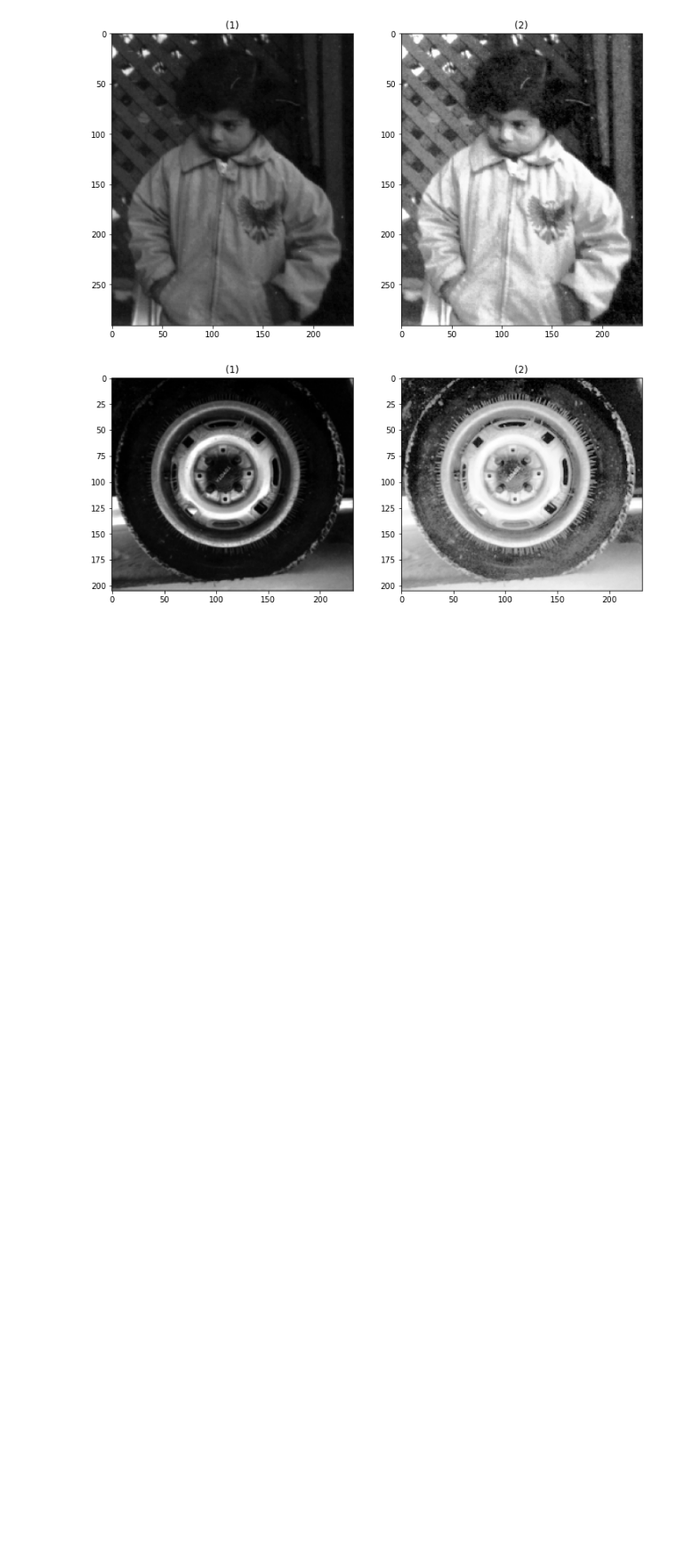
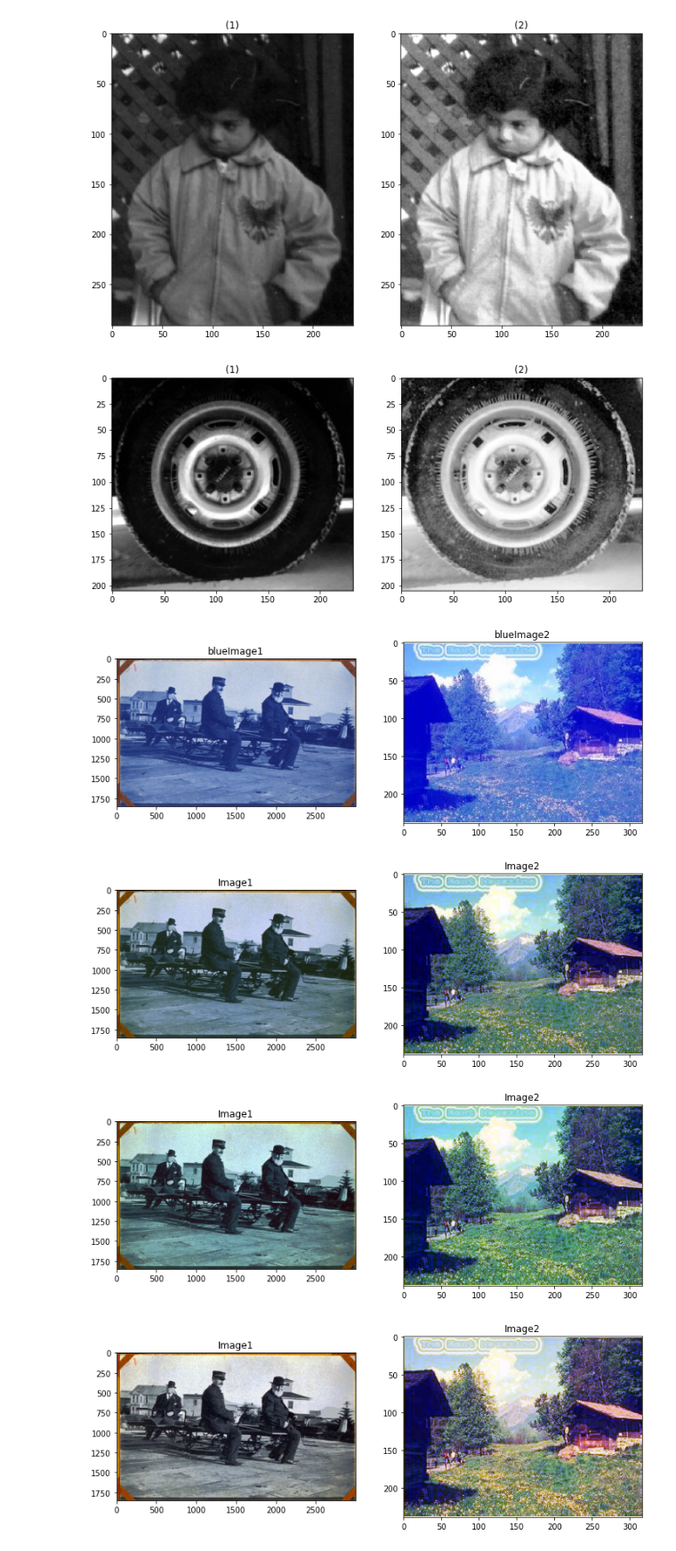
Before and after one commit to We2Am-BaSsem/IP-Labs, a Jupyter notebook: Lab04/Lab04.ipynb, the cells around one changed output. Shown at 89% size. Cells and saved outputs as stored; diff of their text form; code cells hidden in the pictures; blank space fills up the shorter version.

```diff
--- a/Lab04/Lab04.ipynb
+++ b/Lab04/Lab04.ipynb
@@ -123,28 +123,23 @@ Note: Histogram function of skimage returns only present intensity values not al
 You can use showHist function from commonfunctions file
 '''
 def Histogram_Equalization(image,greyScaleSize=256):
-    def G_levelHistogram(im):
-        m, n = im.shape
+    m, n = image.shape
+    def G_levelHistogram():
         h = np.zeros(256)
         unique,unique_counts = np.unique(image,return_counts = True)
         h[unique]=unique_counts
-        return np.array(h)
+        return h
 
     def CumulativeHistogram(hist):
         hist_c = np.cumsum(hist)
-        return np.array(hist_c)
+        return hist_c
 
-
-    hist = G_levelHistogram(image)
+    hist = G_levelHistogram()
     hist_c = CumulativeHistogram(hist)
 
-    sk = np.uint8((greyScaleSize-1) * hist_c/(image.shape[0]*image.shape[1]))
+    equalize = np.uint8((greyScaleSize-1) * hist_c/(m*n))
 
-    return sk[image]
-
-def getImageWithHist(name,ext,nbins=256):
-    pass
-
+    return equalize[image]
 
 
 pout = io.imread('./imgs/pout.tif')
@@ -159,3 +154,33 @@ show_images(images=[tire,new_img])
 # %% [output]
 [figure]
 [figure]
+# %%
+blueImage1 = io.imread('./1.jpg')
+blueImage2 = io.imread('./2.jpg')
+show_images([blueImage1, blueImage2],
+            ['blueImage1', 'blueImage2'])
+
+
+image1 = blueImage1.copy()
+image2 = blueImage2.copy()
+
+image1[:,:,2] = Histogram_Equalization(blueImage1[:,:,2])
+image2[:,:,2] = Histogram_Equalization(blueImage2[:,:,2])
+show_images([image1, image2],
+            ['Image1', 'Image2'])
+
+
+image1[:,:,1] = Histogram_Equalization(blueImage1[:,:,1])
+image2[:,:,1] =  Histogram_Equalization(blueImage2[:,:,1])
+show_images([image1, image2],
+            ['Image1', 'Image2'])
+
+image1[:,:,0] = Histogram_Equalization(blueImage1[:,:,0])
+image2[:,:,0] =  Histogram_Equalization(blueImage2[:,:,0])
+show_images([image1, image2],
+            ['Image1', 'Image2'])
+# %% [output]
+[figure, added]
+[figure, added]
+[figure, added]
+[figure, added]
```
Also changed, not shown: parts of 1 cell of this notebook, 2 other files.
